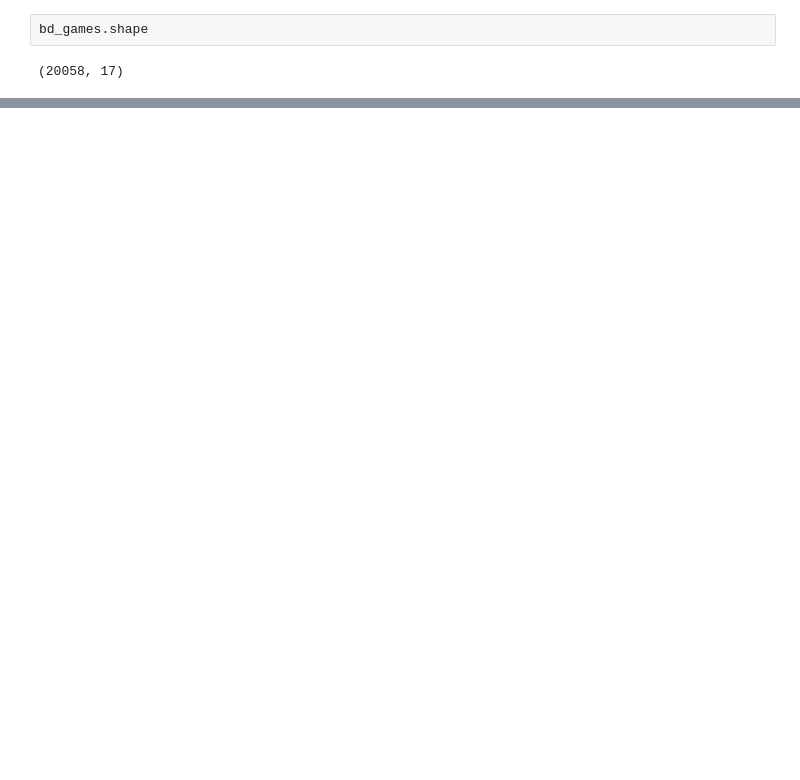
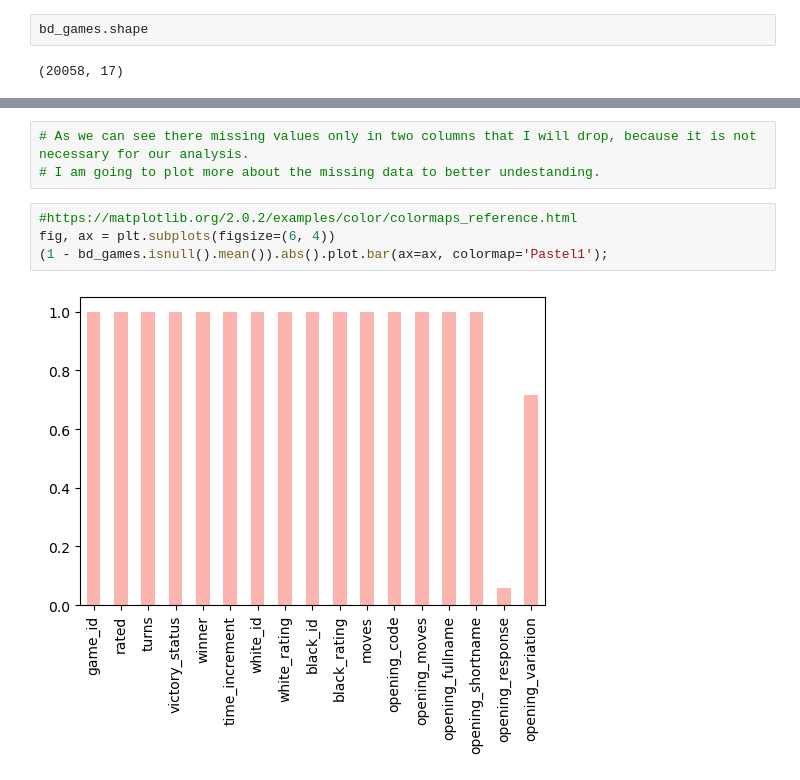
Before and after one commit to SamuelhBueno/STA_CA, a Jupyter notebook: STA - CA.ipynb, the cells around one changed output, grey strips where cells are left out. Saved outputs shown, nothing was run; the diff lists cells and outputs as text; blank space fills up the shorter version.

Commit message:
Hadling missing Values

```diff
--- a/STA - CA.ipynb
+++ b/STA - CA.ipynb
@@ -115,0 +108,9 @@ bd_games.shape
+# %%
+# As we can see there missing values only in two columns that I will drop, because it is not necessary for our analysis.
+# I am going to plot more about the missing data to better undestanding.
+# %%
+#https://matplotlib.org/2.0.2/examples/color/colormaps_reference.html
+fig, ax = plt.subplots(figsize=(6, 4))
+(1 - bd_games.isnull().mean()).abs().plot.bar(ax=ax, colormap='Pastel1');
+# %% [output]
+[figure, added]
```
Also changed, not shown: parts of 14 cells of this notebook, 1 other file.
